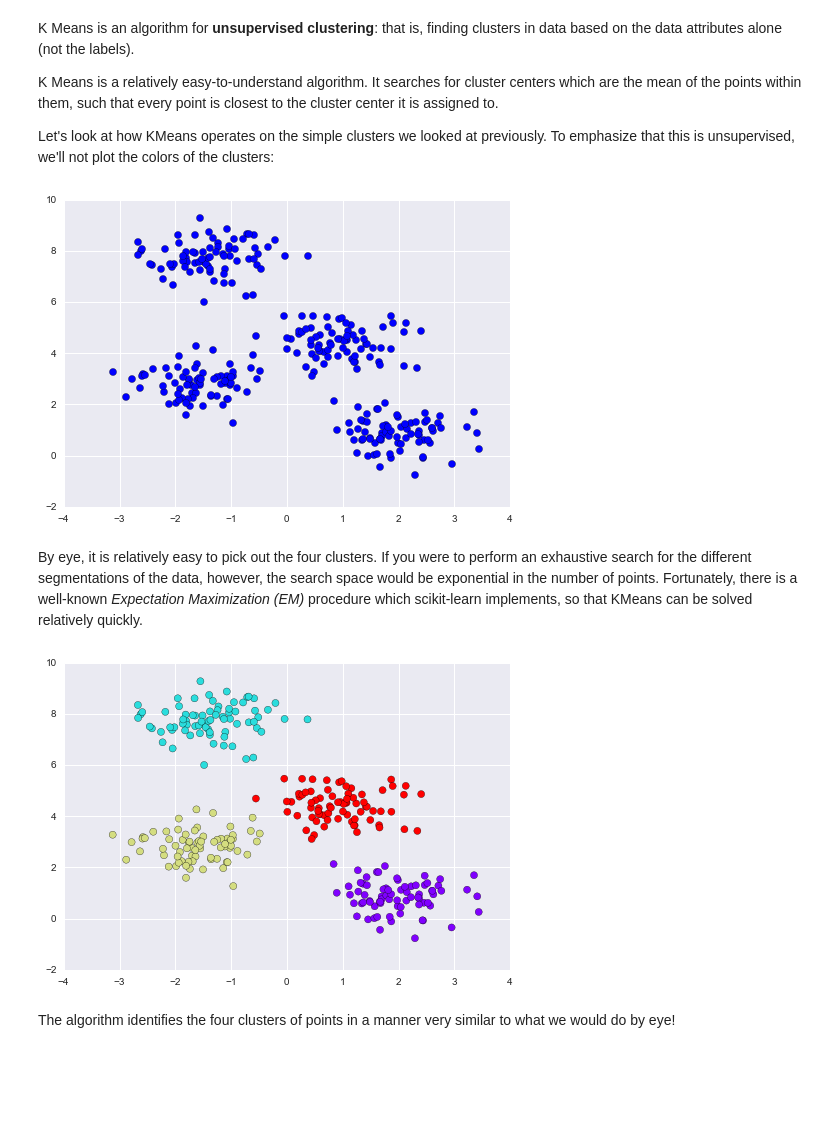
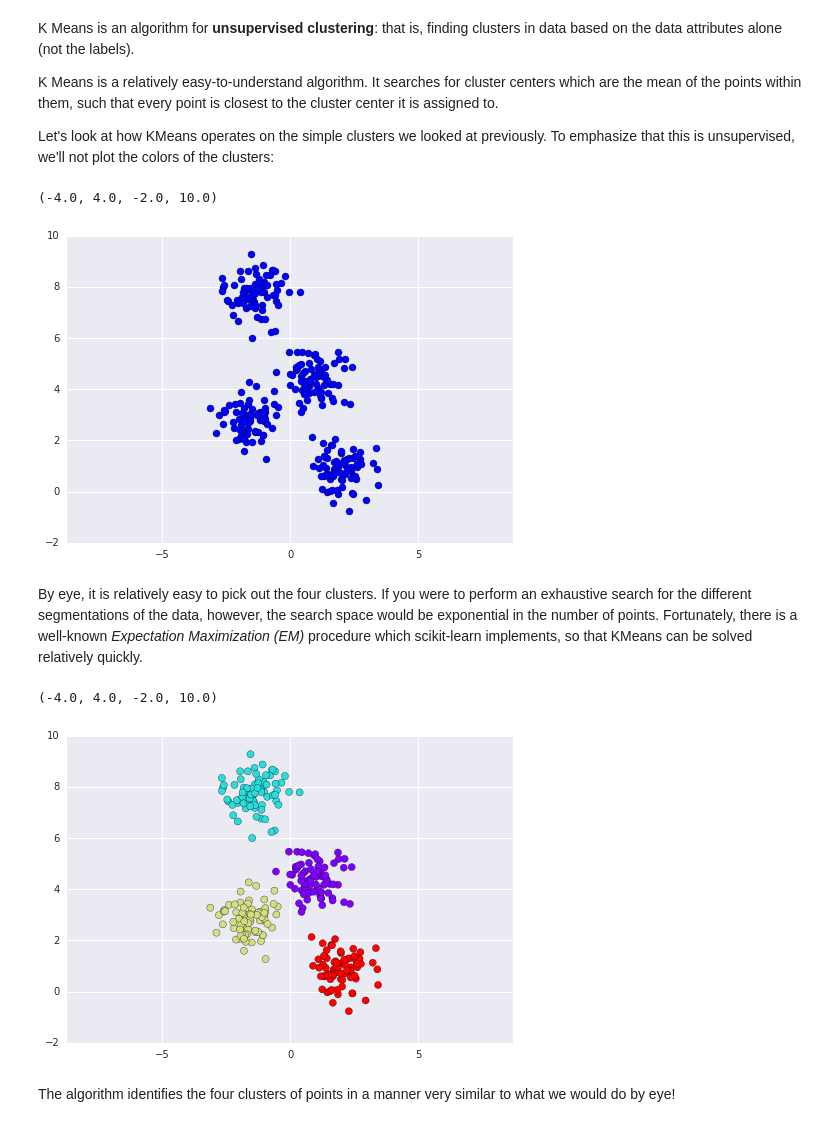
Before and after one commit to jakevdp/sklearn_tutorial, a Jupyter notebook: notebooks/04.2-Clustering-KMeans.ipynb, the cells around one changed output. Drawn from its saved outputs; the diff is of its cells as text; code cells hidden in the pictures; blank space fills up the shorter version.

```diff
--- a/notebooks/04.2-Clustering-KMeans.ipynb
+++ b/notebooks/04.2-Clustering-KMeans.ipynb
@@ -27,18 +27,22 @@ from sklearn.datasets.samples_generator import make_blobs
 X, y = make_blobs(n_samples=300, centers=4,
                   random_state=0, cluster_std=0.60)
 plt.scatter(X[:, 0], X[:, 1], s=50);
+plt.axis('equal')
 # %% [output]
+(-4.0, 4.0, -2.0, 10.0)
-[figure, old version]
+[figure, new version]
 # %% [markdown]
 By eye, it is relatively easy to pick out the four clusters. If you were to perform an exhaustive search for the different segmentations of the data, however, the search space would be exponential in the number of points. Fortunately, there is a well-known *Expectation Maximization (EM)* procedure which scikit-learn implements, so that KMeans can be solved relatively quickly.
 # %%
 from sklearn.cluster import KMeans
 est = KMeans(4)  # 4 clusters
 est.fit(X)
 y_kmeans = est.predict(X)
 plt.scatter(X[:, 0], X[:, 1], c=y_kmeans, s=50, cmap='rainbow');
+plt.axis('equal')
 # %% [output]
+(-4.0, 4.0, -2.0, 10.0)
-[figure, old version]
+[figure, new version]
 # %% [markdown]
 The algorithm identifies the four clusters of points in a manner very similar to what we would do by eye!
 # %% [markdown]
```
Also changed, not shown: parts of 7 cells of this notebook.
